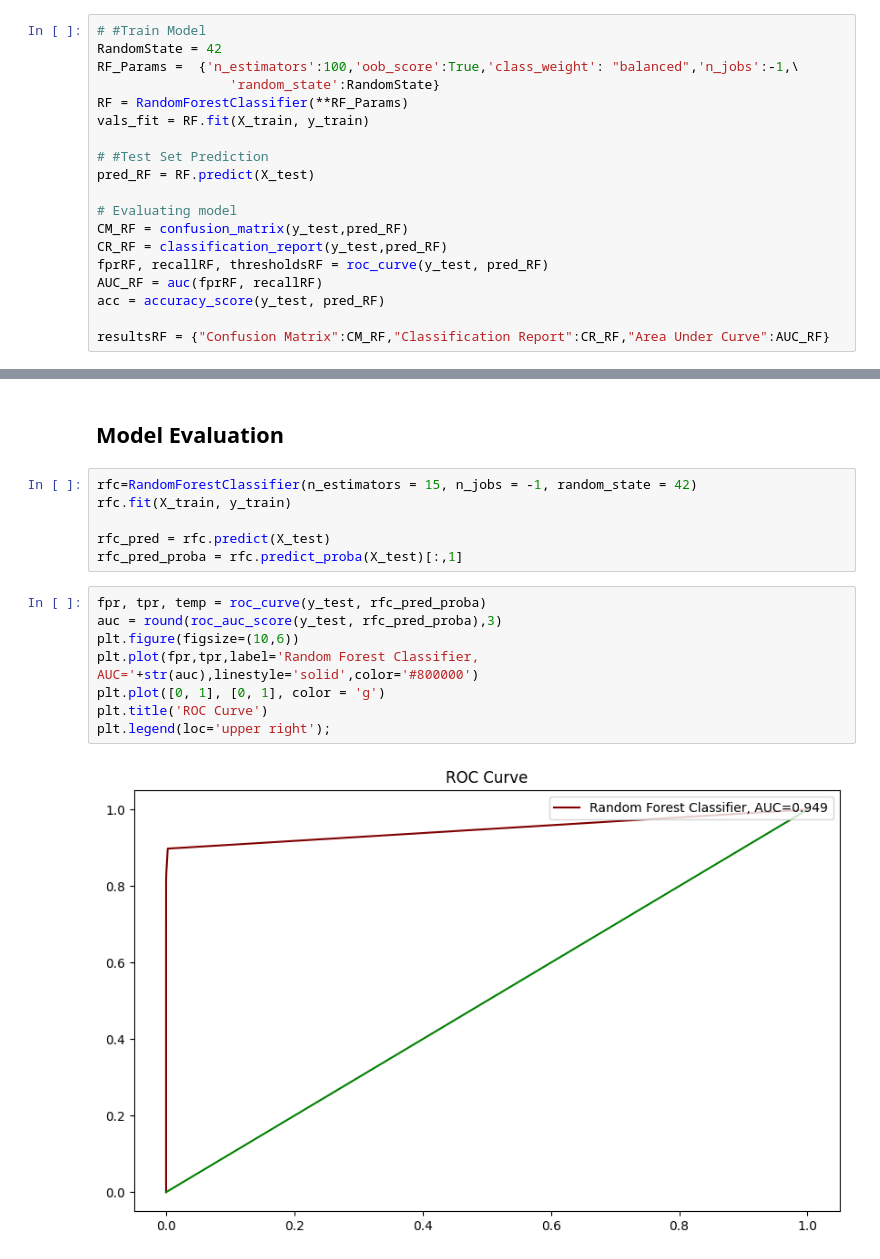
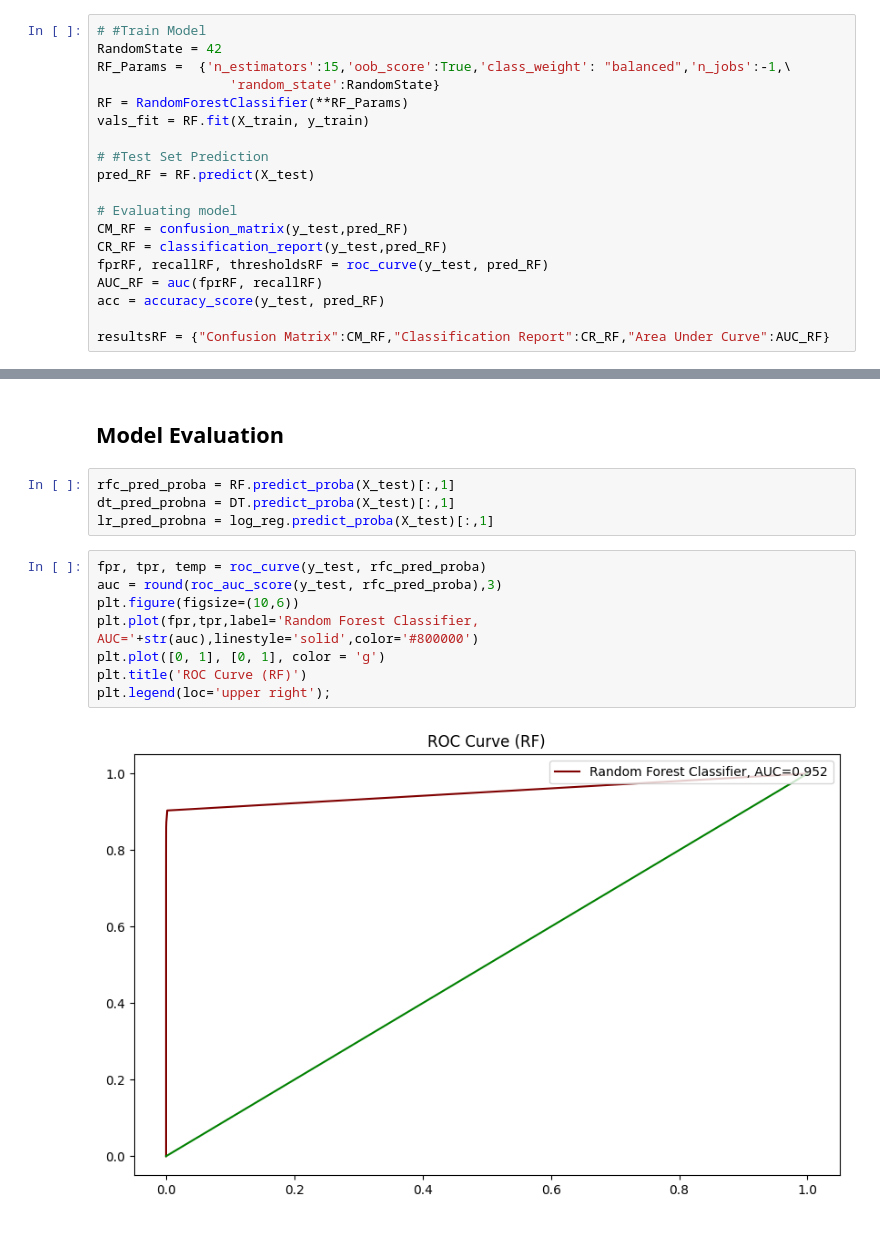
Before and after one commit to rehank1990/Springboard, a Jupyter notebook: Modeling_Capstone_2.ipynb, the cells around one changed output, grey strips where cells are left out. Cells and saved outputs as stored; diff of their text form.

```diff
--- a/Modeling_Capstone_2.ipynb
+++ b/Modeling_Capstone_2.ipynb
@@ -296,7 +282,7 @@ X_test = sc.transform(X_test)
 # %%
 # #Train Model
 RandomState = 42
-RF_Params =  {'n_estimators':100,'oob_score':True,'class_weight': "balanced",'n_jobs':-1,\
+RF_Params =  {'n_estimators':15,'oob_score':True,'class_weight': "balanced",'n_jobs':-1,\
                  'random_state':RandomState}
 RF = RandomForestClassifier(**RF_Params)
 vals_fit = RF.fit(X_train, y_train)
@@ -398,18 +412,16 @@ weighted avg       1.00      1.00      1.00    209715
 # %% [markdown]
 ## Model Evaluation
-# %%
-rfc=RandomForestClassifier(n_estimators = 15, n_jobs = -1, random_state = 42)
-rfc.fit(X_train, y_train)
-
-rfc_pred = rfc.predict(X_test)
-rfc_pred_proba = rfc.predict_proba(X_test)[:,1]
+# %%
+rfc_pred_proba = RF.predict_proba(X_test)[:,1]
+dt_pred_probna = DT.predict_proba(X_test)[:,1]
+lr_pred_probna = log_reg.predict_proba(X_test)[:,1]
 # %%
 fpr, tpr, temp = roc_curve(y_test, rfc_pred_proba)
 auc = round(roc_auc_score(y_test, rfc_pred_proba),3)
 plt.figure(figsize=(10,6))
 plt.plot(fpr,tpr,label='Random Forest Classifier, AUC='+str(auc),linestyle='solid',color='#800000')
 plt.plot([0, 1], [0, 1], color = 'g')
-plt.title('ROC Curve')
+plt.title('ROC Curve (RF)')
 plt.legend(loc='upper right');
 # %% [output]
-[figure, old version]
+[figure, new version]
```
Also changed, not shown: parts of 8 cells of this notebook.
